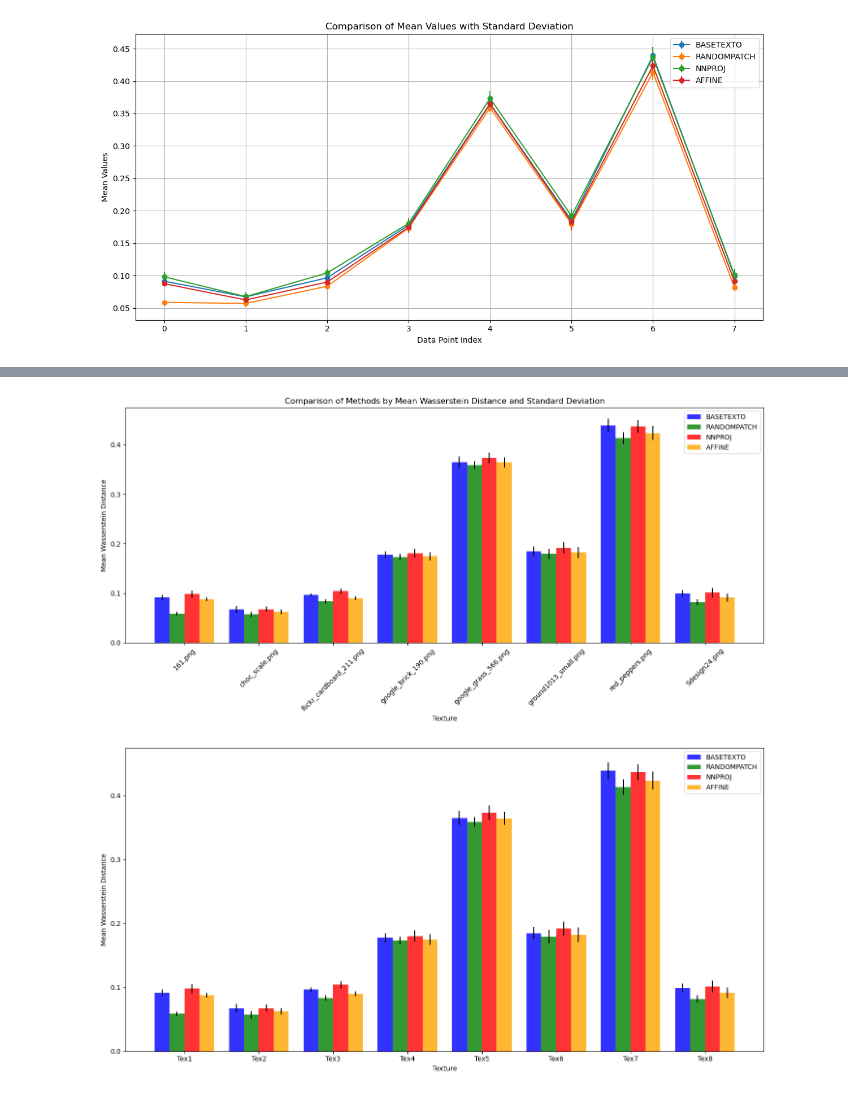
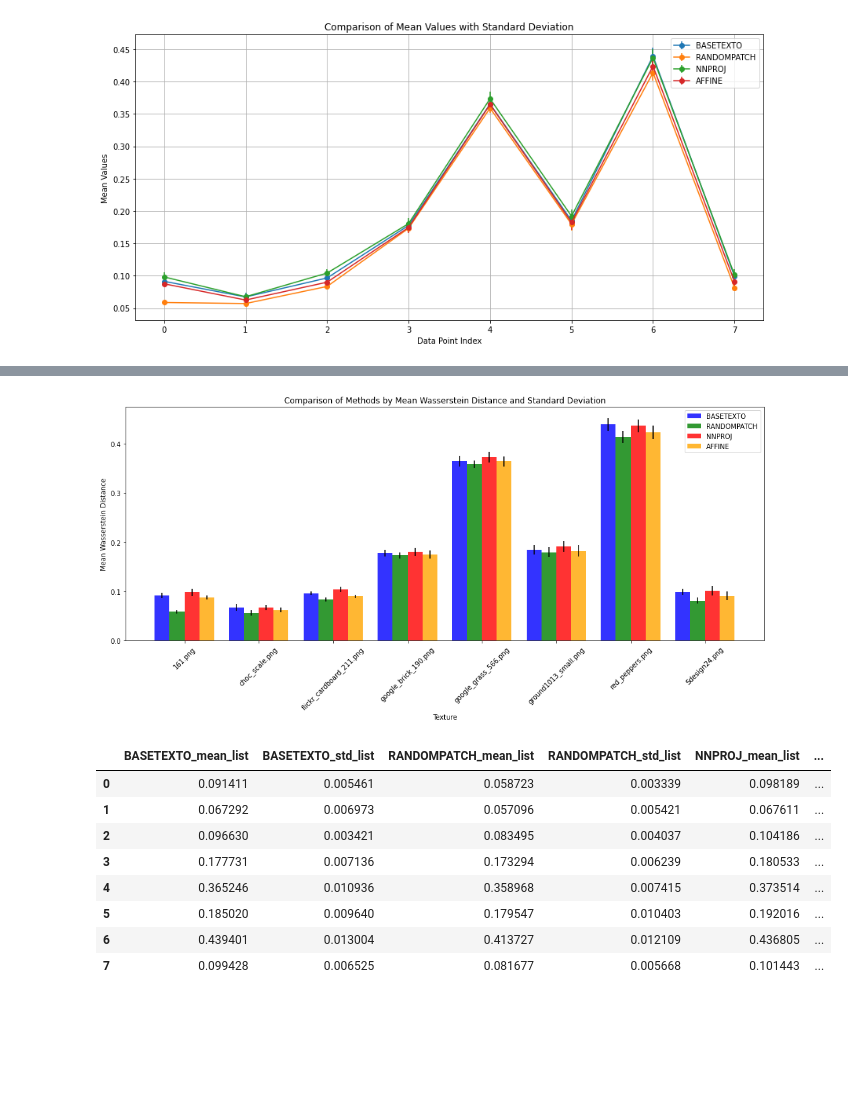
Before and after one commit to Clement-W/TextureOptimalTransport_MVA, a Jupyter notebook: create_plots_OT.ipynb, the cells around one changed output, grey strips where cells are left out. Saved outputs shown, nothing was run; the diff lists cells and outputs as text; code cells hidden in the pictures; blank space fills up the shorter version.

Commit message:
Add notebook to create plot with Wasserstein distances of the benchmark

```diff
--- a/create_plots_OT.ipynb
+++ b/create_plots_OT.ipynb
@@ -1,6 +1,6 @@
 # %%
 import pandas as pd
-file_path = 'mean2_std_ot.csv'
+file_path = 'results/mean_std_OT_dist.csv'
 
 data = pd.read_csv(file_path)
 data.shape
@@ -107,28 +73,16 @@ plt.xticks(rotation=45)
 plt.tight_layout()
 plt.show()
 # %% [output]
-[figure, old version]
+[figure, new version]
-# %%
-# Updated texture names for simplicity
-simple_texture_names = ['Tex1', 'Tex2', 'Tex3', 'Tex4', 'Tex5', 'Tex6', 'Tex7', 'Tex8']
-method_colors = ['blue', 'green', 'red', 'orange']
-
-# Setting up the plot with simplified texture labels
-fig, ax = plt.subplots(figsize=(14, 7))
-
-# Adding each method as a bar plot with method-specific colors
-for i, method in enumerate(methods):
-    ax.bar(index + i * bar_width, means[i], bar_width, alpha=opacity, color=method_colors[i], label=method, yerr=stds[i])
-
-# Adding labels and titles
-ax.set_xlabel('Texture')
-ax.set_ylabel('Mean Wasserstein Distance')
-ax.set_xticks(index + 1.5 * bar_width)
-ax.set_xticklabels(simple_texture_names)
-ax.legend()
-
-# Show the plot with updated texture labels
-plt.tight_layout()
-plt.show()
-# %% [output]
-[figure, removed]
+# %%
+data
+# %% [output]
+|  | BASETEXTO_mean_list | BASETEXTO_std_list | RANDOMPATCH_mean_list | RANDOMPATCH_std_list | NNPROJ_mean_list | ... |
+| 0 | 0.091411 | 0.005461 | 0.058723 | 0.003339 | 0.098189 | ... |
+| 1 | 0.067292 | 0.006973 | 0.057096 | 0.005421 | 0.067611 | ... |
+| 2 | 0.096630 | 0.003421 | 0.083495 | 0.004037 | 0.104186 | ... |
+| 3 | 0.177731 | 0.007136 | 0.173294 | 0.006239 | 0.180533 | ... |
+| 4 | 0.365246 | 0.010936 | 0.358968 | 0.007415 | 0.373514 | ... |
+| 5 | 0.185020 | 0.009640 | 0.179547 | 0.010403 | 0.192016 | ... |
+| 6 | 0.439401 | 0.013004 | 0.413727 | 0.012109 | 0.436805 | ... |
+| 7 | 0.099428 | 0.006525 | 0.081677 | 0.005668 | 0.101443 | ... |
```
Also changed, not shown: parts of 2 cells of this notebook.
